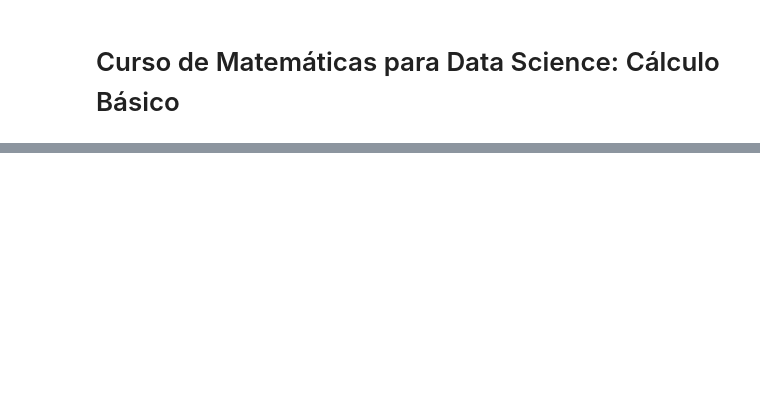
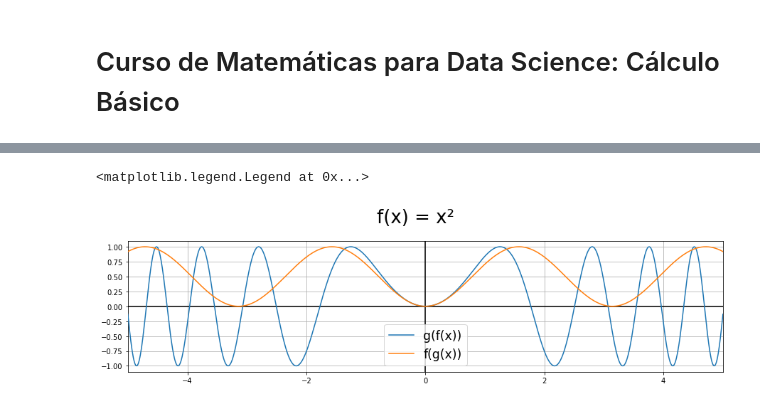
Before and after one commit to akero11/math-archive, a Jupyter notebook: calculo_basico.ipynb, the cells around one changed output, grey strips where cells are left out. Drawn from its saved outputs; the diff is of its cells as text; code cells hidden in the pictures; blank space fills up the shorter version.

```diff
--- a/calculo_basico.ipynb
+++ b/calculo_basico.ipynb
@@ -34,0 +126,28 @@ ax.plot(X, Y, zorder = 4)
+# %%
+fig, ax = plt.subplots(figsize = [15,4])
+
+fig.suptitle('f(x) = x²', fontsize = 26)
+
+ax.set_aspect(1)
+
+ax.set_xmargin(0)
+#ax.set_ymargin(0)
+#ax.set_xlim(-2, 2)
+#ax.set_ylim(-2, 2)
+
+ax.grid(zorder = 1)
+ax.axhline(0, color = 'black', zorder = 2)
+ax.axvline(0, color = 'black', zorder = 2)
+
+X = np.linspace(-5, 5, 1000)
+
+f = lambda x: x**2
+g = lambda x: np.sin(x)
+
+ax.plot(X, g(f(X)), zorder = 3, label = 'g(f(x))')
+ax.plot(X, f(g(X)), zorder = 3, label = 'f(g(x))')
+
+ax.legend(fontsize = 'xx-large')
+# %% [output]
+<matplotlib.legend.Legend at 0x...>
+[figure, added]
```
Also changed, not shown: parts of 14 cells of this notebook, 1 other file.
